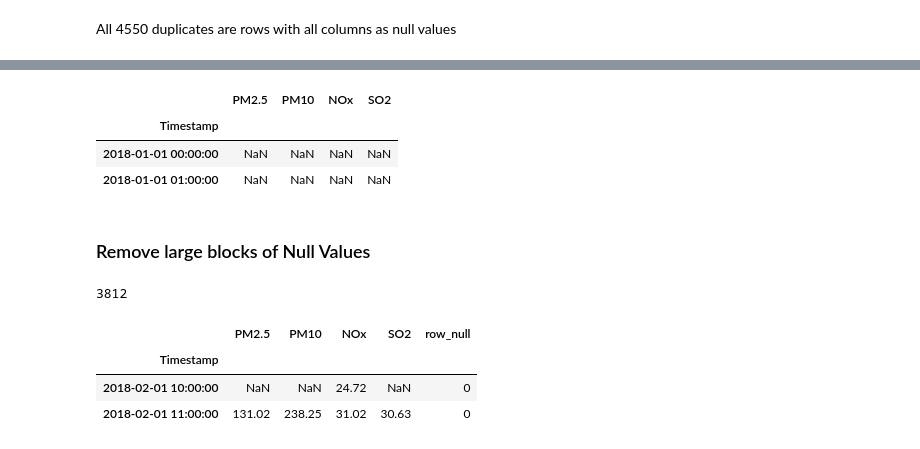
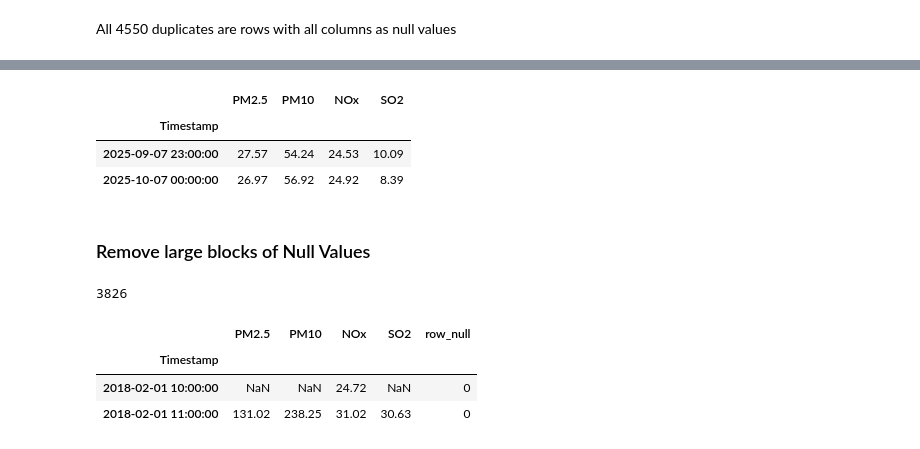
Before and after one commit to ashwin-v4/Air-Pollution, a Jupyter notebook: dataset.ipynb, the cells around one changed output, grey strips where cells are left out. Saved outputs shown, nothing was run; the diff lists cells and outputs as text; code cells hidden in the pictures.

Commit message:
Meteorological Data

```diff
--- a/dataset.ipynb
+++ b/dataset.ipynb
@@ -14,3 +14,4 @@ df_2021 = pd.read_csv("data/Pollutant Data/City_wise_raw_data_1Hr_2021_Asansol_1
 df_2022 = pd.read_csv("data/Pollutant Data/City_wise_raw_data_1Hr_2022_Asansol_1Hr.csv")
 df_2023 = pd.read_csv("data/Pollutant Data/City_wise_raw_data_1Hr_2023_Asansol_1Hr.csv")
 df_2024 = pd.read_csv("data/Pollutant Data/City_wise_raw_data_1Hr_2024_Asansol_1Hr.csv")
+df_2025 = pd.read_csv("data\Pollutant Data\City_wise_raw_data_1Hr_2025_Asansol_1Hr.csv")
@@ -82,9 +88,20 @@ df_merged.to_csv("data/Pollutant Data/Asansol Merged.csv")
 # Preprocessing
 # %%
 df = df_merged.copy()
+# %%
+#df = df.rename(columns = {"PM2.5 (µg/m³)":"PM2.5", "PM10 (µg/m³)":"PM10", "NO (µg/m³)":"NO", "NO2 (µg/m³)":"NO2",
+# "NOx (ppb)":"NOx", "NH3 (µg/m³)":"NH3", "SO2 (µg/m³)":"SO2", "CO (mg/m³)":"CO"})
+
+df = df.rename(columns = {"PM2.5 (µg/m³)":"PM2.5", "PM10 (µg/m³)":"PM10", "NOx (ppb)":"NOx", "SO2 (µg/m³)":"SO2"})
+df_2025 = df_2025.rename(columns={"From Date" : "Timestamp"}).drop(["To Date"], axis=1)
+
+df["Timestamp"] = pd.to_datetime(df["Timestamp"], errors="coerce")
+df_2025["Timestamp"] = pd.to_datetime(df_2025["Timestamp"], errors="coerce")
 # %%
-df["Timestamp"] = pd.to_datetime(df["Timestamp"])
+df = pd.concat([df, df_2025], ignore_index=True)
+df.to_csv("Asansol Merged.csv", index=False)
+
 df = df.set_index("Timestamp")
 
-df.duplicated().sum()
+df.info()
 # %% [output]
@@ -98,10 +141,10 @@ df = df.rename(columns = {"PM2.5 (µg/m³)":"PM2.5", "PM10 (µg/m³)":"PM10", "N
 # %%
-df.head(2)
+df.tail(2)
 # %% [output]
 |  | PM2.5 | PM10 | NOx | SO2 |
 | Timestamp |  |  |  |  |
-| 2018-01-01 00:00:00 | NaN | NaN | NaN | NaN |
-| 2018-01-01 01:00:00 | NaN | NaN | NaN | NaN |
+| 2025-09-07 23:00:00 | 27.57 | 54.24 | 24.53 | 10.09 |
+| 2025-10-07 00:00:00 | 26.97 | 56.92 | 24.92 | 8.39 |
 # %% [markdown]
 ### Remove large blocks of Null Values
 # %%
@@ -109,7 +152,7 @@ df = df[df.index >= "2018-02-01 10:00:00"]   # Removed entire january month due
 # %%
 df.isnull().all(axis=1).sum()
 # %% [output]
-3812
+3826
 # %%
 df["row_null"] = df.isnull().all(axis=1).astype(int)
 # %%
```
Also changed, not shown: parts of 18 cells of this notebook, 5 other files.
